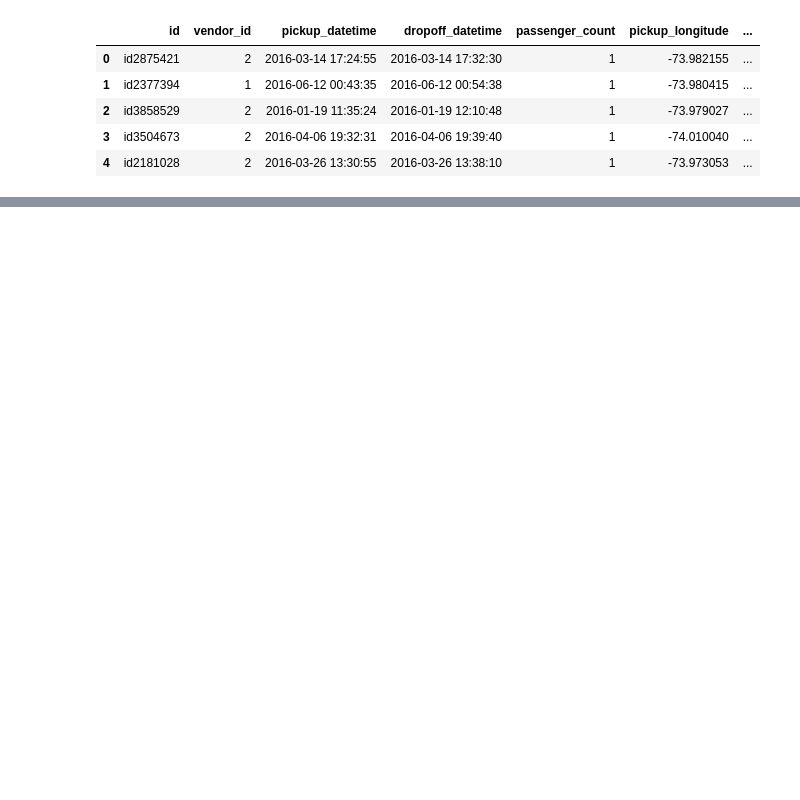
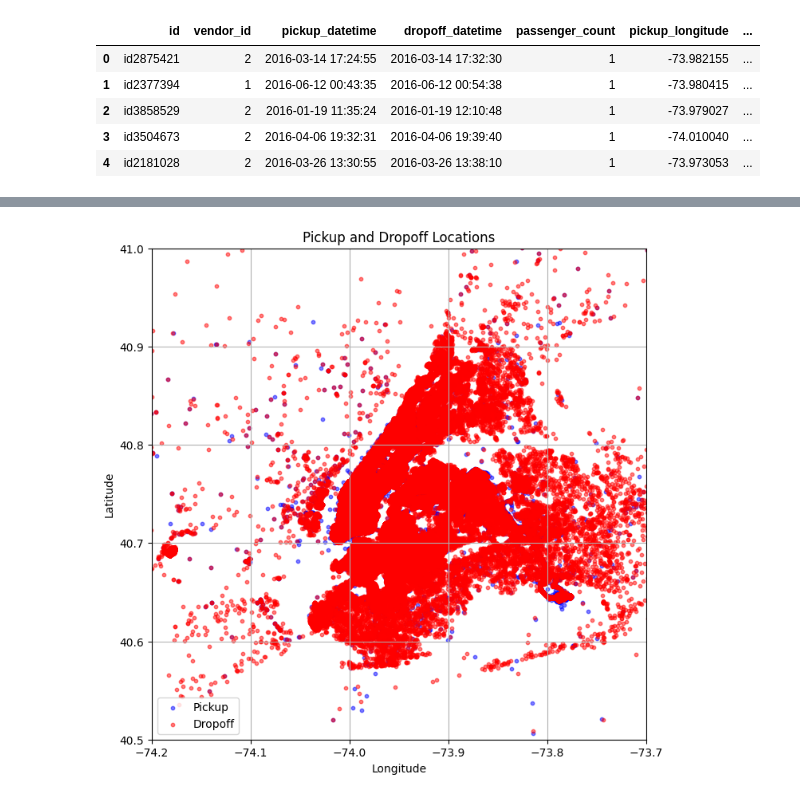
Before and after one commit to SamIeer/NycTaxiDuration, a Jupyter notebook: Notebooks/Preprocessing.ipynb, the cells around one changed output, grey strips where cells are left out. Saved outputs shown, nothing was run; the diff lists cells and outputs as text; code cells hidden in the pictures; blank space fills up the shorter version.

```diff
--- a/Notebooks/Preprocessing.ipynb
+++ b/Notebooks/Preprocessing.ipynb
@@ -15,0 +83,10 @@ df.head()
+# %%
+def shuffle_and_split(data, test_ratio):
+    np.random.seed(42) # set the seed for reproducibility
+    shuffled_indices = np.random.permutation(len(data)) # this return the shuffled indices
+    test_set_size = int(len(data) * test_ratio)
+    test_indices = shuffled_indices[:test_set_size]
+    train_indices = shuffled_indices[test_set_size:]
+    return data.iloc[train_indices], data.iloc[test_indices]
+# %%
+train , test = shuffle_and_split(df, 0.4)
@@ -15,0 +114,19 @@ df.head()
+# %%
+df = train.copy()
+# %%
+import matplotlib.pyplot as plt
+
+plt.figure(figsize=(8, 8))
+plt.scatter(df['pickup_longitude'], df['pickup_latitude'], s=10, c='blue', alpha=0.5, label='Pickup')
+plt.scatter(df['dropoff_longitude'], df['dropoff_latitude'], s=10, c='red', alpha=0.5, label='Dropoff')
+
+plt.xlim(-74.2, -73.7)  # NYC bounds
+plt.ylim(40.5, 41)
+plt.xlabel('Longitude')
+plt.ylabel('Latitude')
+plt.legend()
+plt.title('Pickup and Dropoff Locations')
+plt.grid(True)
+plt.show()
+# %% [output]
+[figure, added]
```
Also changed, not shown: parts of 18 cells of this notebook.
